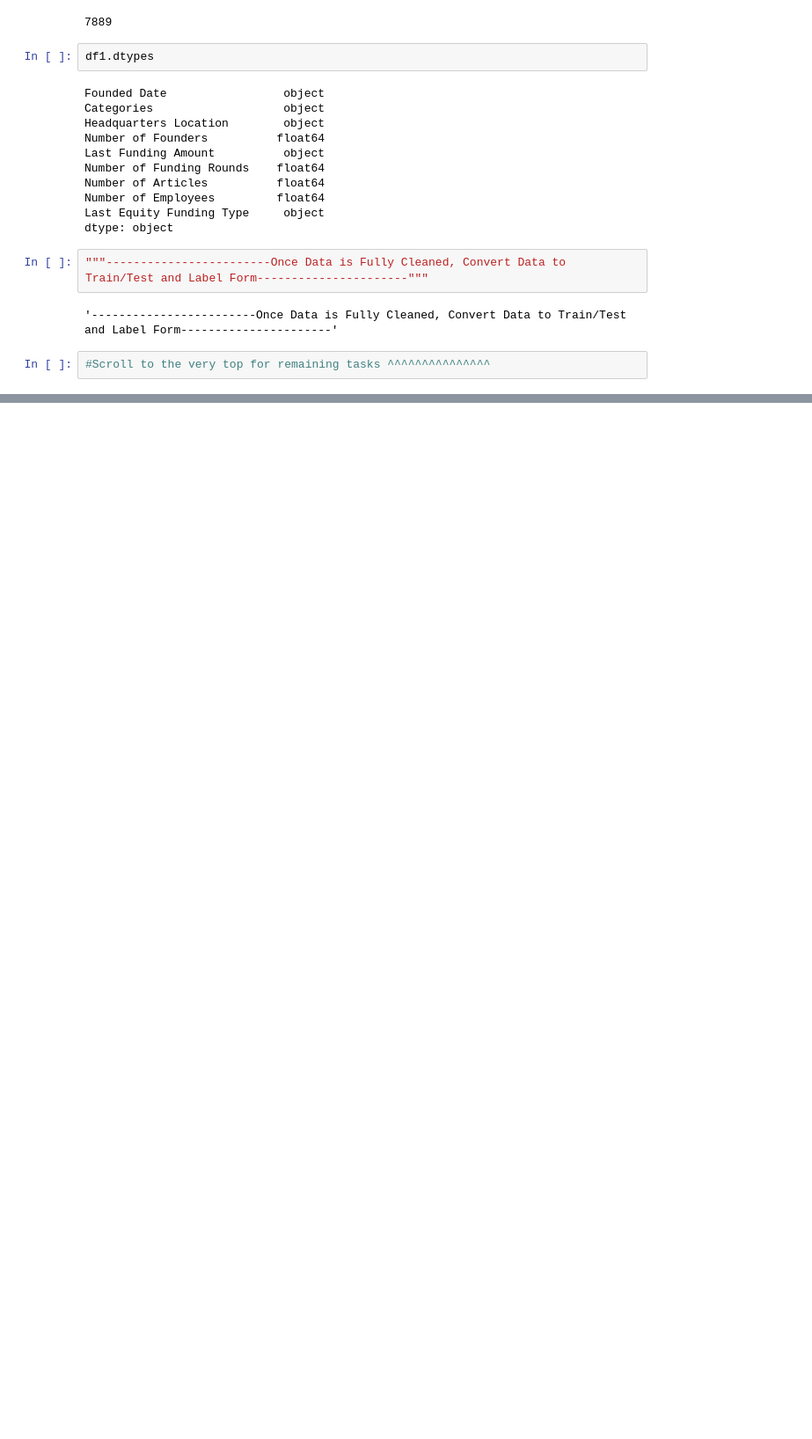
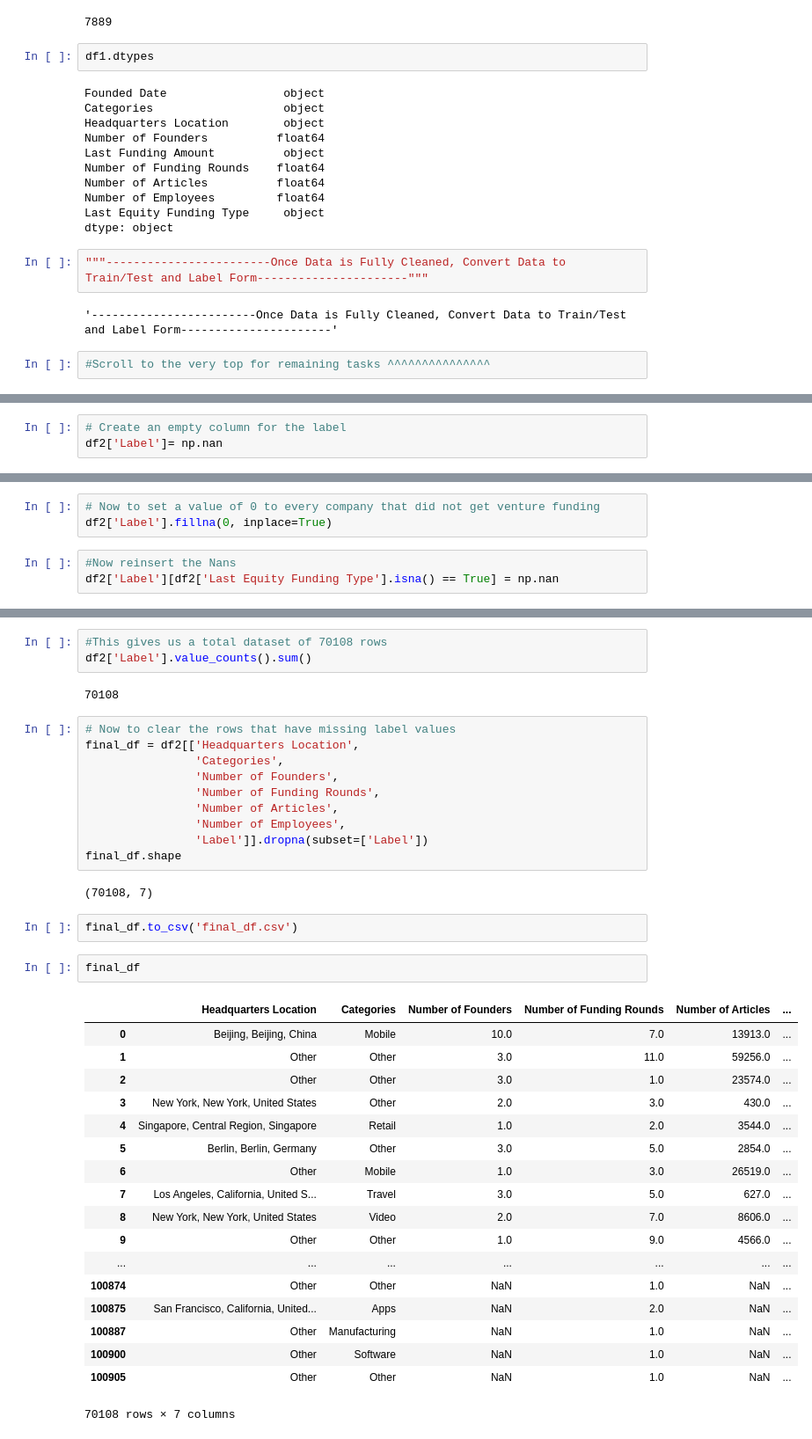
Before and after one commit to bw-startup/Data_Science, a Jupyter notebook: Startup Predictor Data.ipynb, the cells around one changed output, grey strips where cells are left out. Shown at 88% size. Saved outputs shown, nothing was run; the diff lists cells and outputs as text; blank space fills up the shorter version.

```diff
--- a/Startup Predictor Data.ipynb
+++ b/Startup Predictor Data.ipynb
@@ -459,0 +613,3 @@ Name: Last Funding Type, Length: 6190, dtype: int64
+# %%
+# Create an empty column for the label
+df2['Label']= np.nan
@@ -459,0 +631,6 @@ Name: Last Funding Type, Length: 6190, dtype: int64
+# %%
+# Now to set a value of 0 to every company that did not get venture funding
+df2['Label'].fillna(0, inplace=True)
+# %%
+#Now reinsert the Nans
+df2['Label'][df2['Last Equity Funding Type'].isna() == True] = np.nan
@@ -459,0 +642,40 @@ Name: Last Funding Type, Length: 6190, dtype: int64
+# %%
+#This gives us a total dataset of 70108 rows
+df2['Label'].value_counts().sum()
+# %% [output]
+70108
+# %%
+# Now to clear the rows that have missing label values
+final_df = df2[['Headquarters Location',
+                'Categories',
+                'Number of Founders',
+                'Number of Funding Rounds',
+                'Number of Articles',
+                'Number of Employees',
+                'Label']].dropna(subset=['Label'])
+final_df.shape
+# %% [output]
+(70108, 7)
+# %%
+final_df.to_csv('final_df.csv')
+# %%
+final_df
+# %% [output]
+|  | Headquarters Location | Categories | Number of Founders | Number of Funding Rounds | Number of Articles | ... |
+| 0 | Beijing, Beijing, China | Mobile | 10.0 | 7.0 | 13913.0 | ... |
+| 1 | Other | Other | 3.0 | 11.0 | 59256.0 | ... |
+| 2 | Other | Other | 3.0 | 1.0 | 23574.0 | ... |
+| 3 | New York, New York, United States | Other | 2.0 | 3.0 | 430.0 | ... |
+| 4 | Singapore, Central Region, Singapore | Retail | 1.0 | 2.0 | 3544.0 | ... |
+| 5 | Berlin, Berlin, Germany | Other | 3.0 | 5.0 | 2854.0 | ... |
+| 6 | Other | Mobile | 1.0 | 3.0 | 26519.0 | ... |
+| 7 | Los Angeles, California, United S... | Travel | 3.0 | 5.0 | 627.0 | ... |
+| 8 | New York, New York, United States | Video | 2.0 | 7.0 | 8606.0 | ... |
+| 9 | Other | Other | 1.0 | 9.0 | 4566.0 | ... |
+| ... | ... | ... | ... | ... | ... | ... |
+| 100874 | Other | Other | NaN | 1.0 | NaN | ... |
+| 100875 | San Francisco, California, United... | Apps | NaN | 2.0 | NaN | ... |
+| 100887 | Other | Manufacturing | NaN | 1.0 | NaN | ... |
+| 100900 | Other | Software | NaN | 1.0 | NaN | ... |
+| 100905 | Other | Other | NaN | 1.0 | NaN | ... |
+70108 rows × 7 columns
```
Also changed, not shown: parts of 68 cells of this notebook.
